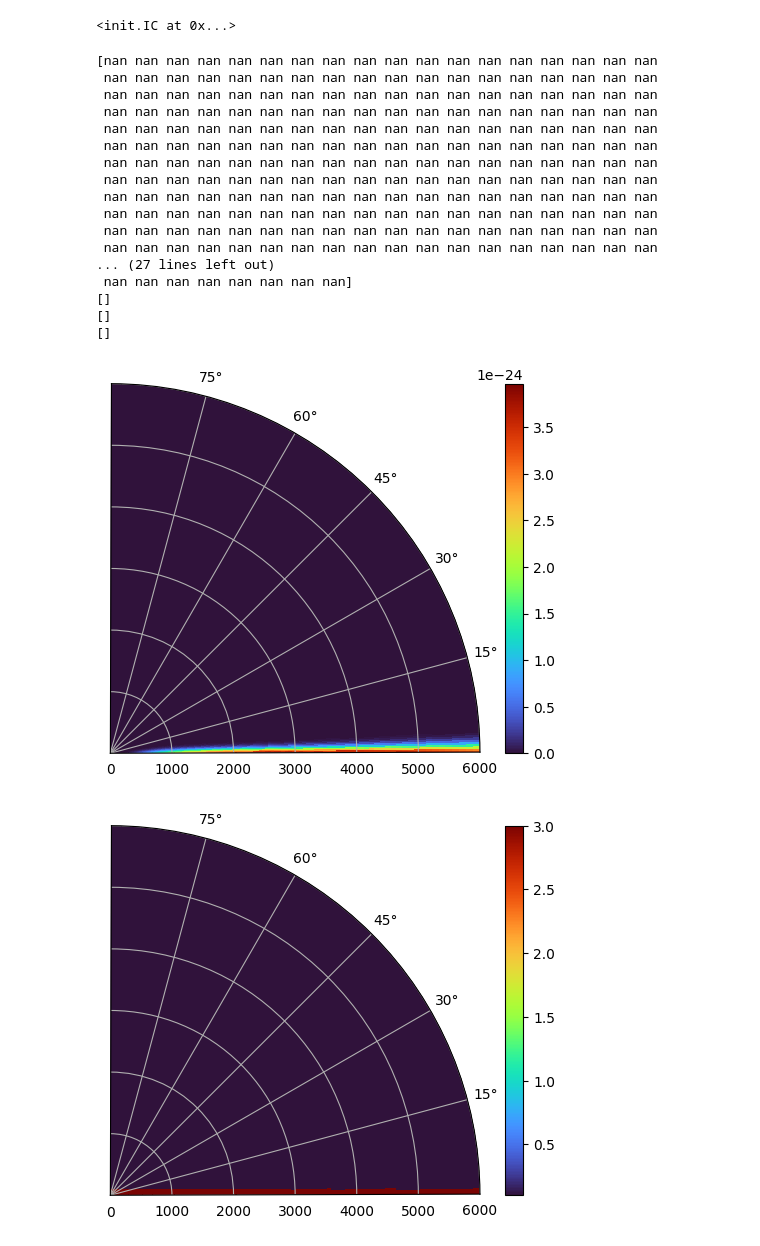
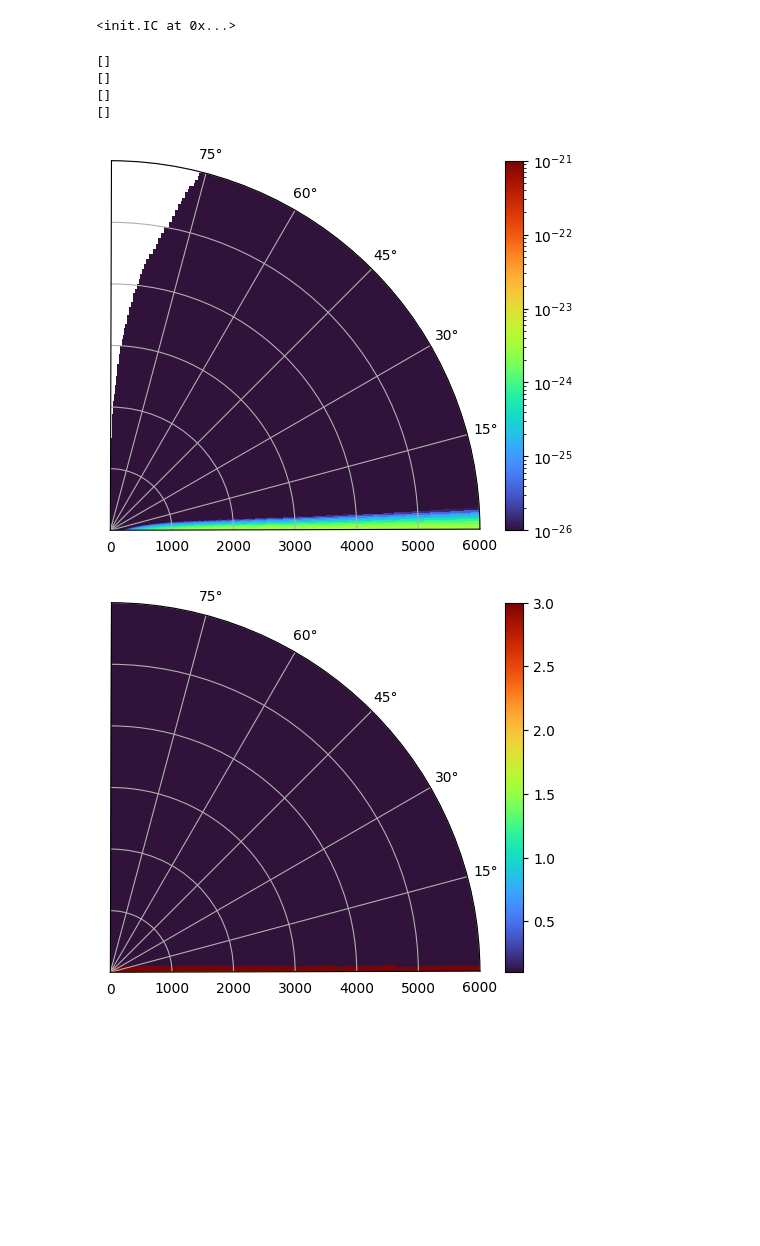
Before and after one commit to ahy97/kratos_galaxy, a Jupyter notebook: init/setup_test.ipynb, the cells around one changed output. Drawn from its saved outputs; the diff is of its cells as text; code cells hidden in the pictures; blank space fills up the shorter version.

```diff
--- a/init/setup_test.ipynb
+++ b/init/setup_test.ipynb
@@ -109,8 +198,8 @@ tt = pi / 2 - tst.as_array( 'hydro_x_1'  );
 
 dd = aa.reshape( len( rr ), len( tt ) );
 ax.set_xlim( tt.min(  ), tt.max(  ) )
-pcm = ax.pcolormesh( tt, rr / pc, dd )#, norm =
-                     #LogNorm( vmin = 1e-26, vmax= 1e-21 ) )
+pcm = ax.pcolormesh( tt, rr / pc, dd, norm =
+                     LogNorm( vmin = 1e-26, vmax= 1e-21 ) )
 cbar = fig.colorbar( pcm )
 ax.set_ylim( 0, 6000 )
 print(dd[np.isnan(dd)])
@@ -130,8 +219,7 @@ tt = pi / 2 - tst.as_array( 'hydro_x_1'  );
 
 dd = aa.reshape( len( rr ), len( tt ) );
 ax.set_xlim( tt.min(  ), tt.max(  ) )
-pcm = ax.pcolormesh( tt, rr / pc, dd )#, norm =
-                     #LogNorm( vmin = 1e-26, vmax= 1e-21 ) )
+pcm = ax.pcolormesh( tt, rr / pc, dd )
 cbar = fig.colorbar( pcm )
 ax.set_ylim( 0, 6000 )
 print(dd[np.isnan(dd)])
@@ -177,48 +265,35 @@ ax.set_ylim( 0, 6000 )
 cbar = fig.colorbar( pcm )
 
 print(dd[np.isnan(dd)])
 ########################################
 # BG DM field
 
 aa = tst.as_array( 'bg_data' );
 rr = tst.as_array( 'bg_x_0'  );
 tt = pi / 2 - tst.as_array( 'bg_x_1'  );
 dd = aa.reshape( len( rr ), len( tt ) );
 
 fig = figure( nfig )
 nfig += 1
 ax  = fig.add_subplot( 111, projection = 'polar' );
 ax.set_xlim( tt.min(  ), tt.max(  ) )
 pcm = ax.pcolormesh( tt, rr / pc, dd, norm = LogNorm
                      ( vmin = 1e-26, vmax= 1e-21 ) )
 ax.set_ylim( 0, 6000 )
 
 cbar = fig.colorbar( pcm )
 ##############################
 # Close the binary_io object
 print(dd[np.isnan(dd)])
 tst.close(  );
 #plt.savefig("test.png",dpi=300)
 ############################################################
 # %% [output]
-[nan nan nan nan nan nan nan nan nan nan nan nan nan nan nan nan nan nan
- nan nan nan nan nan nan nan nan nan nan nan nan nan nan nan nan nan nan
- nan nan nan nan nan nan nan nan nan nan nan nan nan nan nan nan nan nan
- nan nan nan nan nan nan nan nan nan nan nan nan nan nan nan nan nan nan
- nan nan nan nan nan nan nan nan nan nan nan nan nan nan nan nan nan nan
- nan nan nan nan nan nan nan nan nan nan nan nan nan nan nan nan nan nan
- nan nan nan nan nan nan nan nan nan nan nan nan nan nan nan nan nan nan
- nan nan nan nan nan nan nan nan nan nan nan nan nan nan nan nan nan nan
- nan nan nan nan nan nan nan nan nan nan nan nan nan nan nan nan nan nan
- nan nan nan nan nan nan nan nan nan nan nan nan nan nan nan nan nan nan
- nan nan nan nan nan nan nan nan nan nan nan nan nan nan nan nan nan nan
- nan nan nan nan nan nan nan nan nan nan nan nan nan nan nan nan nan nan
-... (27 lines left out)
- nan nan nan nan nan nan nan nan]
 []
 []
 []
+[]
-[figure, old version]
+[figure, new version]
 [figure]
 [figure]
 [figure]
```
Also changed, not shown: parts of 9 cells of this notebook, 8 other files.
